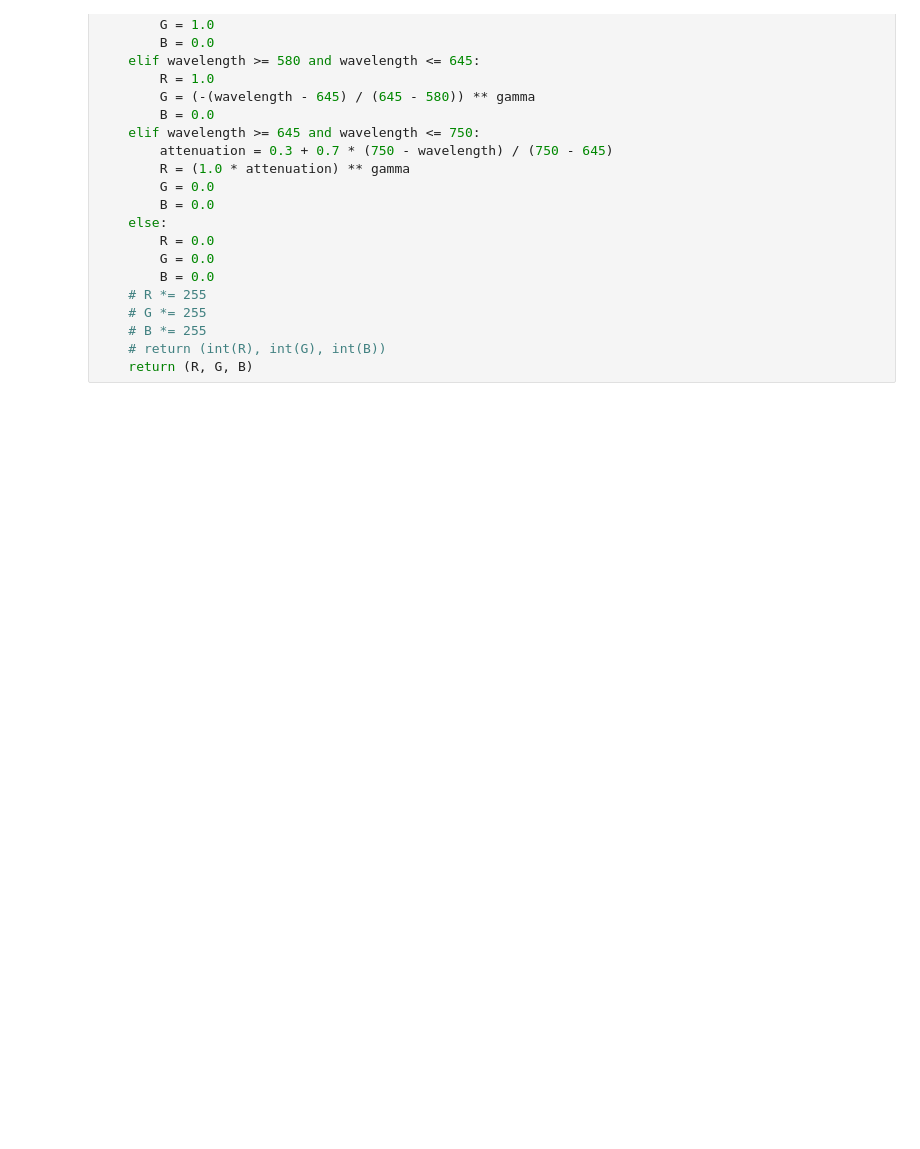
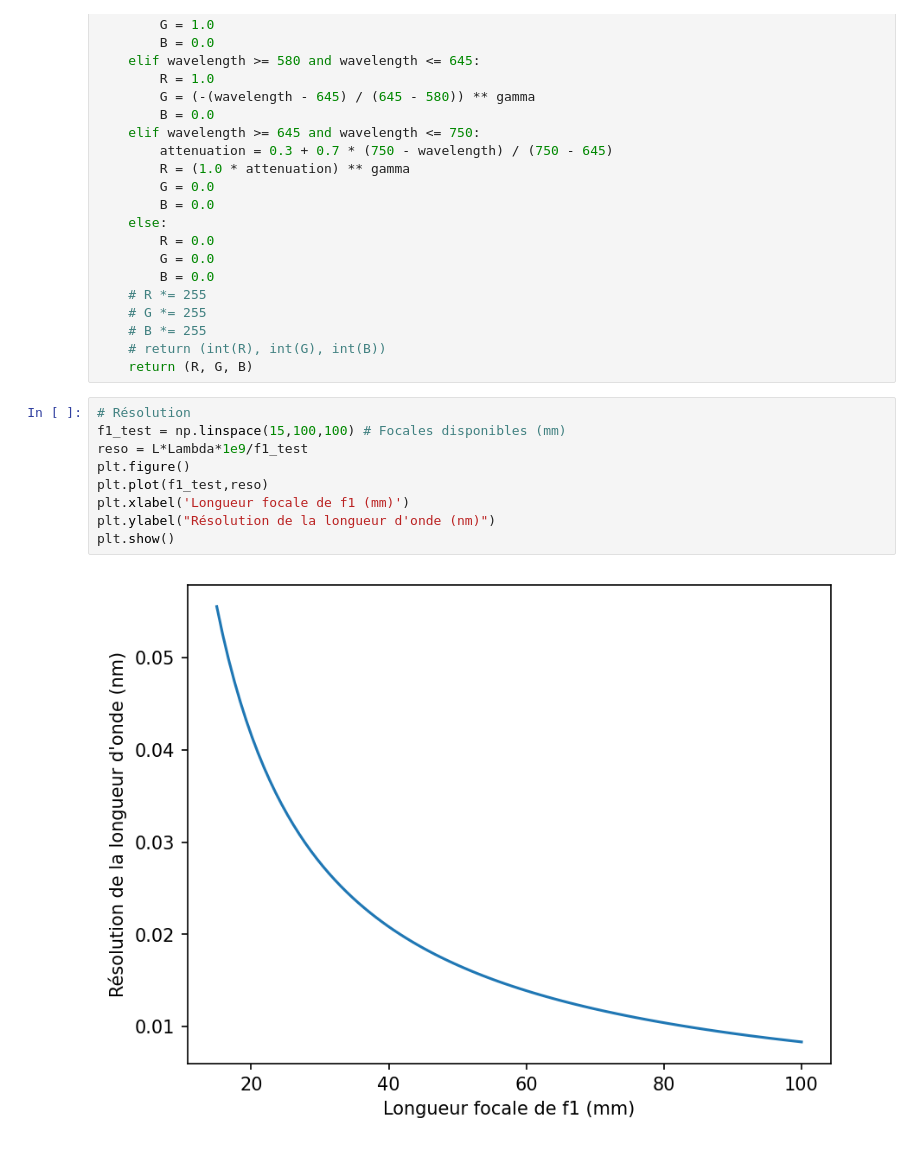
Before and after one commit to BlackcrownC/PHS3910, a Jupyter notebook: Mandat_2/travail_prep.ipynb, the cells around one changed output. Drawn from its saved outputs; the diff is of its cells as text; blank space fills up the shorter version.

```diff
--- a/Mandat_2/travail_prep.ipynb
+++ b/Mandat_2/travail_prep.ipynb
@@ -61,6 +61,17 @@ def wavelength_to_rgb(wavelength, gamma=0.8):
     # B *= 255
     # return (int(R), int(G), int(B))
     return (R, G, B)
+# %%
+# Résolution
+f1_test = np.linspace(15,100,100) # Focales disponibles (mm)
+reso = L*Lambda*1e9/f1_test
+plt.figure()
+plt.plot(f1_test,reso)
+plt.xlabel('Longueur focale de f1 (mm)')
+plt.ylabel("Résolution de la longueur d'onde (nm)")
+plt.show()
+# %% [output]
+[figure, added]
 # %%
 def rect(x, width, shift=0):
     return np.where(np.abs(x - shift) <= width / 2, 1.0, 0.0)
```
Also changed, not shown: parts of 2 cells of this notebook.
